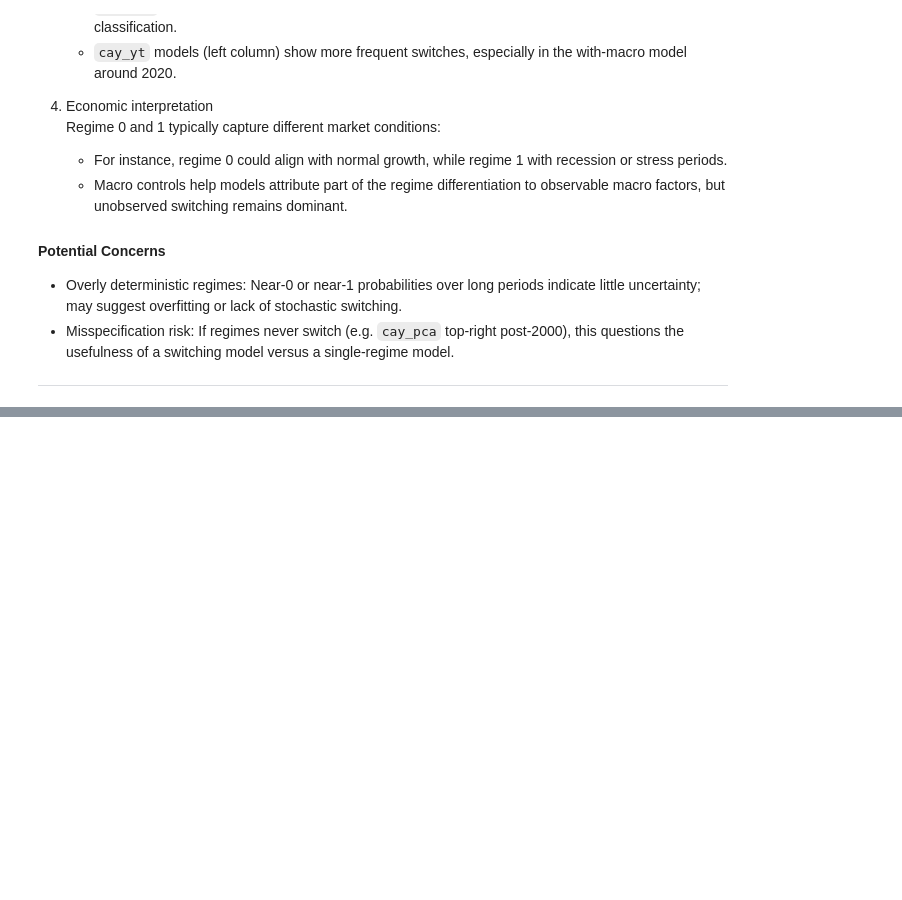
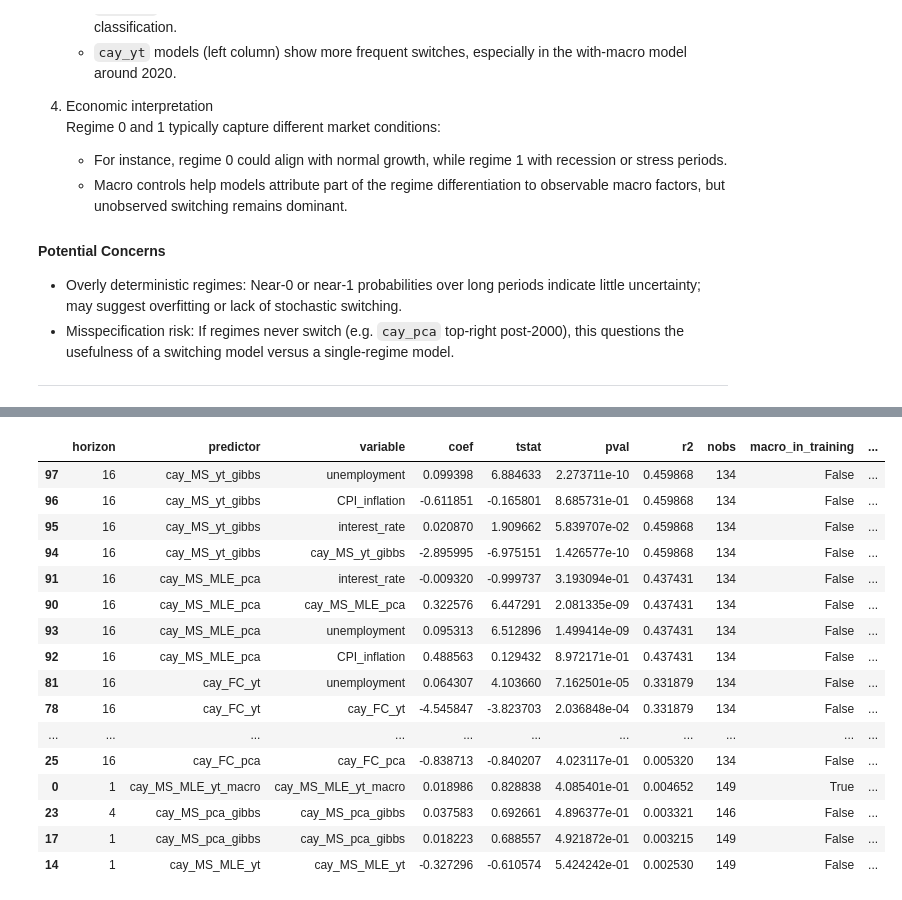
Before and after one commit to Stef-creator/cay-regime-switching, a Jupyter notebook: notebook.ipynb, the cells around one changed output, grey strips where cells are left out. Saved outputs shown, nothing was run; the diff lists cells and outputs as text; code cells hidden in the pictures; blank space fills up the shorter version.

```diff
--- a/notebook_2.ipynb
+++ b/notebook.ipynb
@@ -1474,0 +955,6 @@ display(results.sort_values('Sharpe_ann', ascending=False))
+# %%
+# Estimate the Markov Switching models using Gibbs sampling
+outputs_pca = estimate_cay_MS_via_gibbs_final(df, model='pca', n_iter=10000, burn_in=2000, verbose=True)
+outputs_pca_macro = estimate_cay_MS_gibbs_macro(df, k_regimes=2, n_iter=10000, burn_in=2000, model='pca', verbose=True)
+outputs_yt = estimate_cay_MS_via_gibbs_final(df, model='yt', n_iter=10000, burn_in=2000, verbose=True)
+outputs_yt_macro = estimate_cay_MS_gibbs_macro(df, k_regimes=2, n_iter=10000, burn_in=2000, model='yt', verbose=True)
@@ -1474,0 +1015,10 @@ display(results.sort_values('Sharpe_ann', ascending=False))
+# %%
+predictor_vars = ['cay_MS_MLE_yt_macro', 'cay_MS_MLE_pca_macro','cay_MS_yt_gibbs_macro', 'cay_MS_pca_gibbs_macro']
+forecast_macro_in_training = forecast_regressions(df, predictor_vars, horizons=[1,4,16], csv_prefix='cay_FC_vs_MS_results_all_results_macro_in_training')
+
+predictor_vars = ['cay_FC_yt', 'cay_FC_yt_at', 'cay_FC_pca', 'cay_MS_MLE_yt','cay_MS_MLE_pca', 'cay_MS_yt_gibbs', 'cay_MS_pca_gibbs']
+forecast_no_macro_in_training_or_forecasting = forecast_regressions(df, predictor_vars, horizons=[1,4,16], csv_prefix='cay_FC_vs_MS_results_all_results_no_macro_in_training')
+
+predictor_vars = ['cay_FC_yt', 'cay_FC_yt_at', 'cay_FC_pca', 'cay_MS_MLE_yt', 'cay_MS_MLE_yt_at', 'cay_MS_MLE_pca', 'cay_MS_yt_gibbs', 'cay_MS_pca_gibbs']
+macro_controls = ['interest_rate', 'CPI_inflation', 'unemployment']
+forecast_macro_in_forecasting = forecast_regressions(df, predictor_vars, horizons=[1,4,16], macro_controls= macro_controls, csv_prefix='cay_FC_vs_MS_results_all_results_macro_in_forecasting')
@@ -1474,0 +1043,34 @@ display(results.sort_values('Sharpe_ann', ascending=False))
+# %%
+
+# Add a column to label macro results
+forecast_macro_in_training['macro_in_training'] = True
+forecast_no_macro_in_training_or_forecasting['no macro in training or forecasting'] = True
+forecast_macro_in_forecasting['macro_in_forecasting'] = True
+
+# Merge the two DataFrames
+results_merged = pd.concat([forecast_macro_in_training, forecast_no_macro_in_training_or_forecasting, forecast_macro_in_forecasting], ignore_index=True)
+
+results_merged = results_merged.fillna(False).infer_objects()
+
+
+# Display the full merged results table, all rows and columns
+
+display(results_merged.sort_values('r2', ascending=False))
+# %% [output]
+|  | horizon | predictor | variable | coef | tstat | pval | r2 | nobs | macro_in_training | ... |
+| 97 | 16 | cay_MS_yt_gibbs | unemployment | 0.099398 | 6.884633 | 2.273711e-10 | 0.459868 | 134 | False | ... |
+| 96 | 16 | cay_MS_yt_gibbs | CPI_inflation | -0.611851 | -0.165801 | 8.685731e-01 | 0.459868 | 134 | False | ... |
+| 95 | 16 | cay_MS_yt_gibbs | interest_rate | 0.020870 | 1.909662 | 5.839707e-02 | 0.459868 | 134 | False | ... |
+| 94 | 16 | cay_MS_yt_gibbs | cay_MS_yt_gibbs | -2.895995 | -6.975151 | 1.426577e-10 | 0.459868 | 134 | False | ... |
+| 91 | 16 | cay_MS_MLE_pca | interest_rate | -0.009320 | -0.999737 | 3.193094e-01 | 0.437431 | 134 | False | ... |
+| 90 | 16 | cay_MS_MLE_pca | cay_MS_MLE_pca | 0.322576 | 6.447291 | 2.081335e-09 | 0.437431 | 134 | False | ... |
+| 93 | 16 | cay_MS_MLE_pca | unemployment | 0.095313 | 6.512896 | 1.499414e-09 | 0.437431 | 134 | False | ... |
+| 92 | 16 | cay_MS_MLE_pca | CPI_inflation | 0.488563 | 0.129432 | 8.972171e-01 | 0.437431 | 134 | False | ... |
+| 81 | 16 | cay_FC_yt | unemployment | 0.064307 | 4.103660 | 7.162501e-05 | 0.331879 | 134 | False | ... |
+| 78 | 16 | cay_FC_yt | cay_FC_yt | -4.545847 | -3.823703 | 2.036848e-04 | 0.331879 | 134 | False | ... |
+| ... | ... | ... | ... | ... | ... | ... | ... | ... | ... | ... |
+| 25 | 16 | cay_FC_pca | cay_FC_pca | -0.838713 | -0.840207 | 4.023117e-01 | 0.005320 | 134 | False | ... |
+| 0 | 1 | cay_MS_MLE_yt_macro | cay_MS_MLE_yt_macro | 0.018986 | 0.828838 | 4.085401e-01 | 0.004652 | 149 | True | ... |
+| 23 | 4 | cay_MS_pca_gibbs | cay_MS_pca_gibbs | 0.037583 | 0.692661 | 4.896377e-01 | 0.003321 | 146 | False | ... |
+| 17 | 1 | cay_MS_pca_gibbs | cay_MS_pca_gibbs | 0.018223 | 0.688557 | 4.921872e-01 | 0.003215 | 149 | False | ... |
+| 14 | 1 | cay_MS_MLE_yt | cay_MS_MLE_yt | -0.327296 | -0.610574 | 5.424242e-01 | 0.002530 | 149 | False | ... |
```
Also changed, not shown: parts of 62 cells of this notebook, 3 other files.
